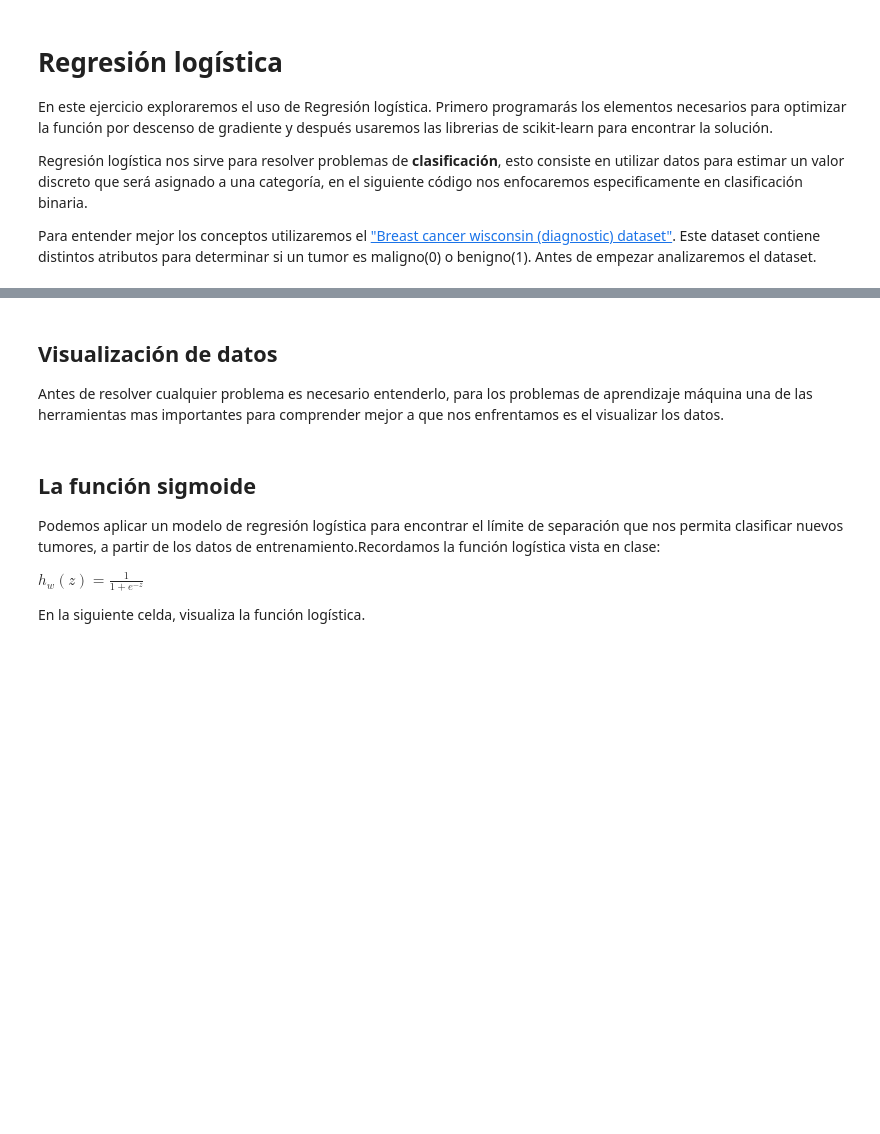
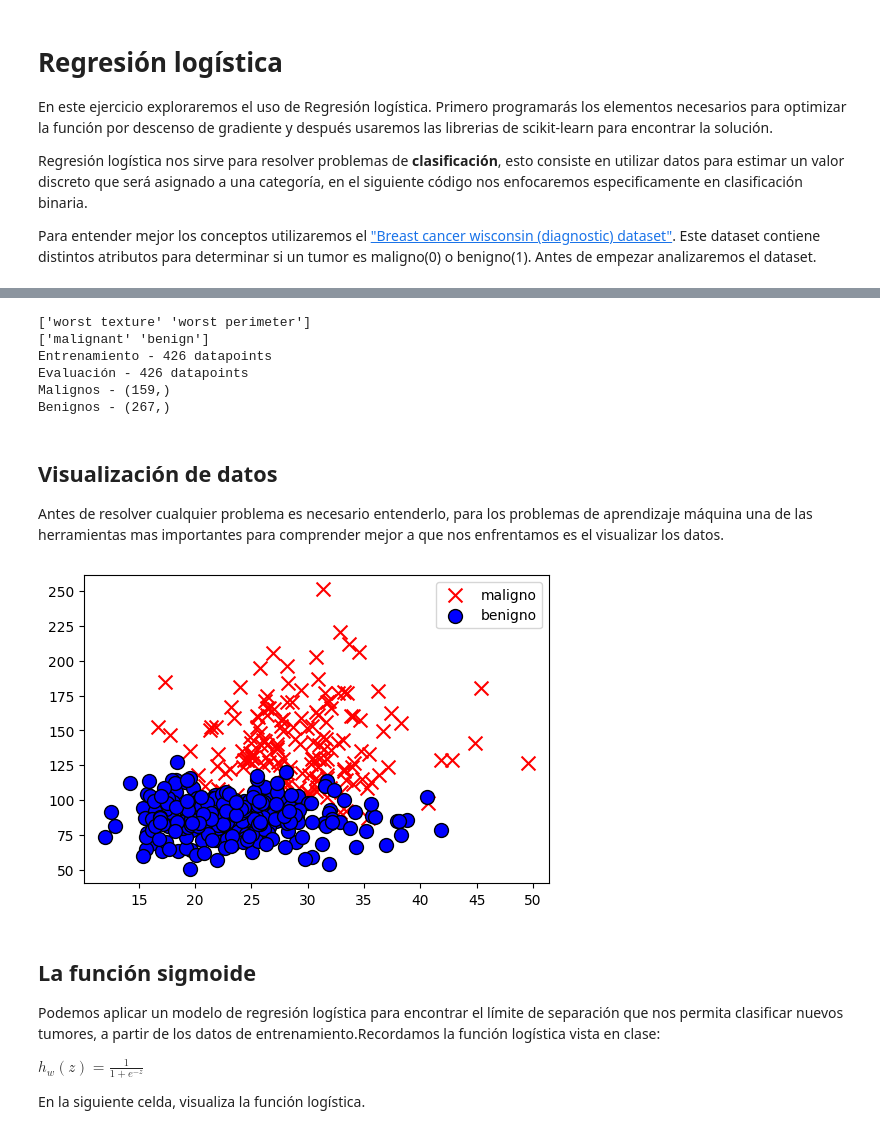
Before and after one commit to Teggun7565/SI23, a Jupyter notebook: ejercicio_2-LogisticReg/ejercicio_2.ipynb, the cells around one changed output, grey strips where cells are left out. Cells and saved outputs as stored; diff of their text form; code cells hidden in the pictures; blank space fills up the shorter version.

```diff
--- a/ejercicio_2-LogisticReg/ejercicio_2.ipynb
+++ b/ejercicio_2-LogisticReg/ejercicio_2.ipynb
@@ -291,8 +296,8 @@ data_train, data_test, target_train, target_test = train_test_split(
 # TODO: Imprime la cantidad de puntos que serán dedicados para entrenamiento y
 # para prueba
 # ====== Start of solution =====
-print(f"Entrenamiento - {...} datapoints")
-print(f"Evaluación - {...} datapoints")
+print(f"Entrenamiento - {data_train.shape[0]} datapoints")
+print(f"Evaluación - {data_train.shape[0]} datapoints")
 # ====== End of solution =====
 
 # Es bueno saber como es la distribución de los datos
@@ -302,8 +307,16 @@ benign_idcs = np.where(target_train == 1)
 
 # TODO: Imprime la cantidad de puntos que son malignos y benignos
 # ====== Start of solution =====
-
+print(f"Malignos - {malignant_idcs[0].shape}")
+print(f"Benignos - {benign_idcs[0].shape}")
 # ====== End of solution =====
+# %% [output]
+['worst texture' 'worst perimeter']
+['malignant' 'benign']
+Entrenamiento - 426 datapoints
+Evaluación - 426 datapoints
+Malignos - (159,)
+Benignos - (267,)
 # %% [markdown]
 ## Visualización de datos
 Antes de resolver cualquier problema es necesario entenderlo, para los problemas de aprendizaje máquina una de las herramientas mas importantes para comprender mejor a que nos enfrentamos es el visualizar los datos.
@@ -315,36 +328,39 @@ fig, ax = plt.subplots(figsize=(6,4))
 # Pintaremos los que tienen etiqueta 0 y etiqueta 1 de distinto color
 # Muestra un máximo de dp_to_plot puntos para cada clase
 dp_to_plot = 100
 
 # Grafica los datos malignos
 malignant_entries = data_train[malignant_idcs]
 ax.scatter(
     # TODO: Ingresa los datos a graficar
     # ====== Start of solution =====
-    x=...,
-    y=...,
+    x=malignant_entries[:,0],
+    y=malignant_entries[:,1],
     # ====== End of solution =====
     s=100,
     color="r",
     marker="x",
     label="maligno"
 )
 
 # Grafica los datos benignos
 benign_entries = data_train[benign_idcs]
 ax.scatter(
     # TODO: Ingresa los datos a graficar
     # ====== Start of solution =====
-
+    x=benign_entries[:,0],
+    y=benign_entries[:,1],
     # ====== End of solution =====
     s=100,
     color="b",
     edgecolor='black',
     marker="o",
     label="benigno"
 )
 plt.legend()
 plt.show()
+# %% [output]
+[figure, added]
 # %% [markdown]
 ## La función sigmoide
 Podemos aplicar un modelo de regresión logística para encontrar el límite de separación que nos permita clasificar nuevos tumores, a partir de los datos de entrenamiento.Recordamos la función logística vista en clase:
```
Also changed, not shown: parts of 10 cells of this notebook.
